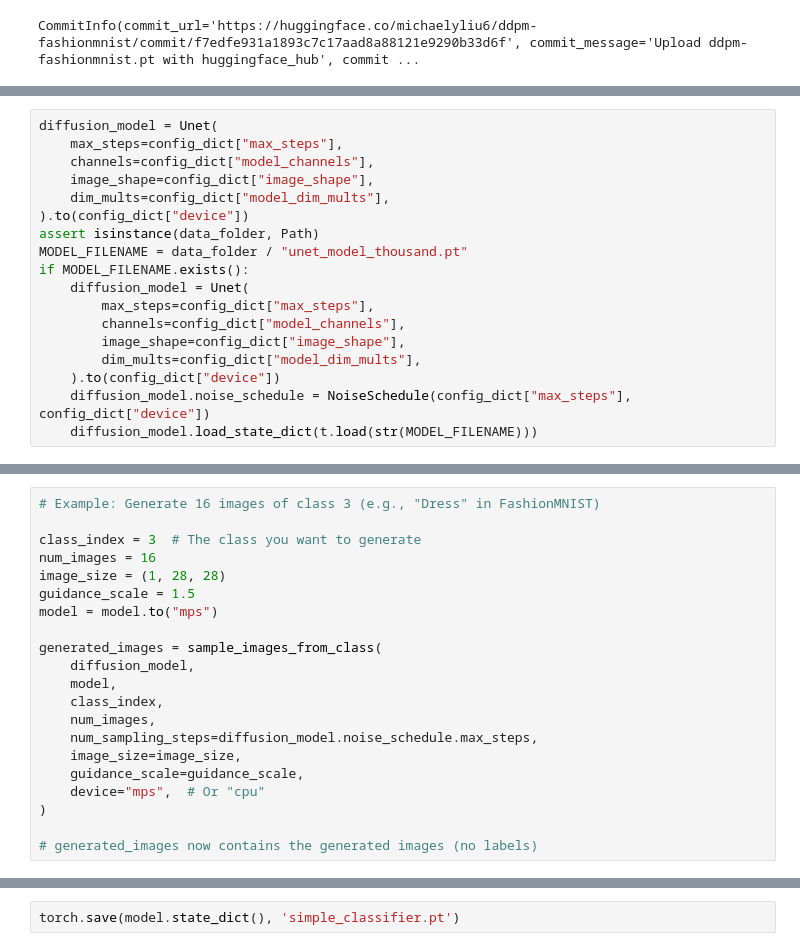
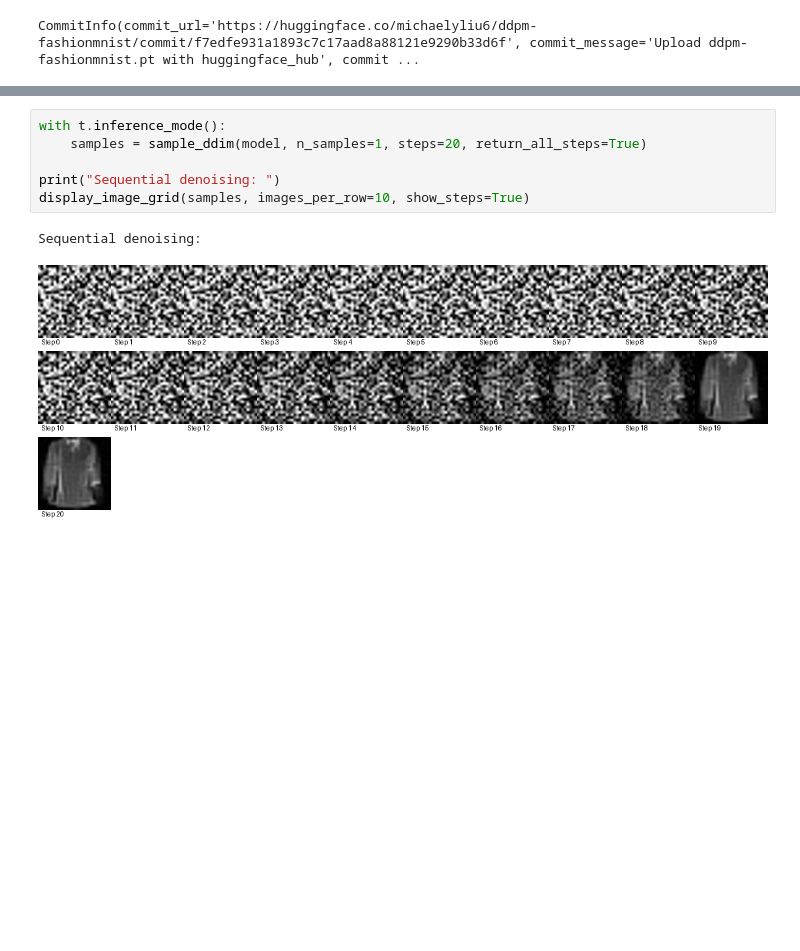
Before and after one commit to michaelyliu6/diffusion, a Jupyter notebook: Denoising Diffusion Probabilistic Models/part2_unet_architecture.ipynb, the cells around one changed output, grey strips where cells are left out. Saved outputs shown, nothing was run; the diff lists cells and outputs as text; blank space fills up the shorter version.

Commit message:
creating separate nb for guidance to finish later

```diff
--- a/Denoising Diffusion Probabilistic Models/part2_unet_architecture.ipynb
+++ b/Denoising Diffusion Probabilistic Models/part2_unet_architecture.ipynb
@@ -1262,18 +876,0 @@ def sample_images_from_class(
-# %%
-diffusion_model = Unet(
-    max_steps=config_dict["max_steps"],
-    channels=config_dict["model_channels"],
-    image_shape=config_dict["image_shape"],
-    dim_mults=config_dict["model_dim_mults"],
-).to(config_dict["device"])
-assert isinstance(data_folder, Path)
-MODEL_FILENAME = data_folder / "unet_model_thousand.pt"
-if MODEL_FILENAME.exists():
-    diffusion_model = Unet(
-        max_steps=config_dict["max_steps"],
-        channels=config_dict["model_channels"],
-        image_shape=config_dict["image_shape"],
-        dim_mults=config_dict["model_dim_mults"],
-    ).to(config_dict["device"])
-    diffusion_model.noise_schedule = NoiseSchedule(config_dict["max_steps"], config_dict["device"])
-    diffusion_model.load_state_dict(t.load(str(MODEL_FILENAME)))
@@ -1293,21 +876,0 @@ CommitInfo(commit_url='https://huggingface.co/michaelyliu6/fashionmnist-classifi
-# %%
-# Example: Generate 16 images of class 3 (e.g., "Dress" in FashionMNIST)
-
-class_index = 3  # The class you want to generate
-num_images = 16
-image_size = (1, 28, 28)
-guidance_scale = 1.5
-model = model.to("mps")
-
-generated_images = sample_images_from_class(
-    diffusion_model,
-    model,
-    class_index,
-    num_images,
-    num_sampling_steps=diffusion_model.noise_schedule.max_steps,
-    image_size=image_size,
-    guidance_scale=guidance_scale,
-    device="mps",  # Or "cpu"
-)
-
-# generated_images now contains the generated images (no labels)
@@ -1406,2 +877,9 @@ Accuracy on test set: 91.31%
-# %%
-torch.save(model.state_dict(), 'simple_classifier.pt')
+# %%
+with t.inference_mode():
+    samples = sample_ddim(model, n_samples=1, steps=20, return_all_steps=True)
+
+print("Sequential denoising: ")
+display_image_grid(samples, images_per_row=10, show_steps=True)
+# %% [output]
+Sequential denoising:
+[figure, added]
```
Also changed, not shown: parts of 34 cells of this notebook, 4 other files.
